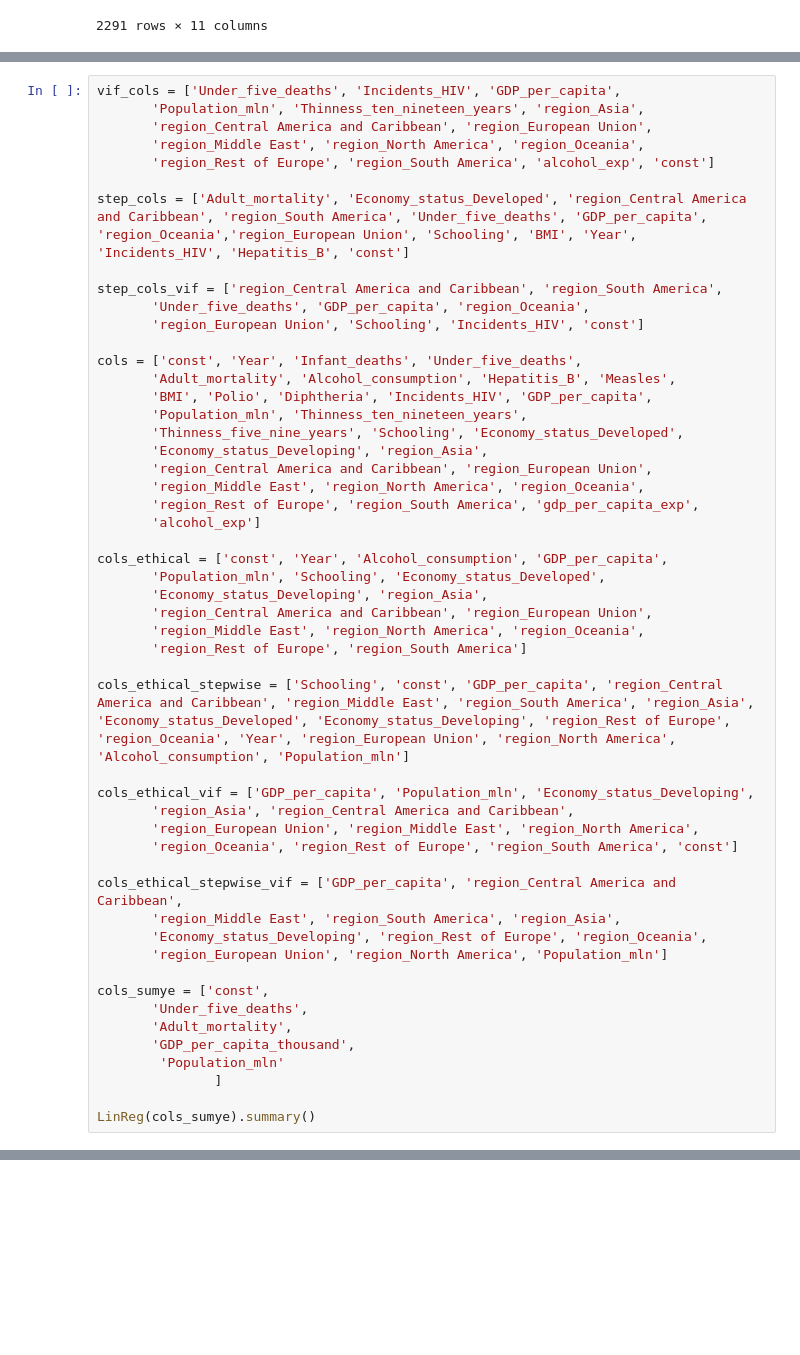
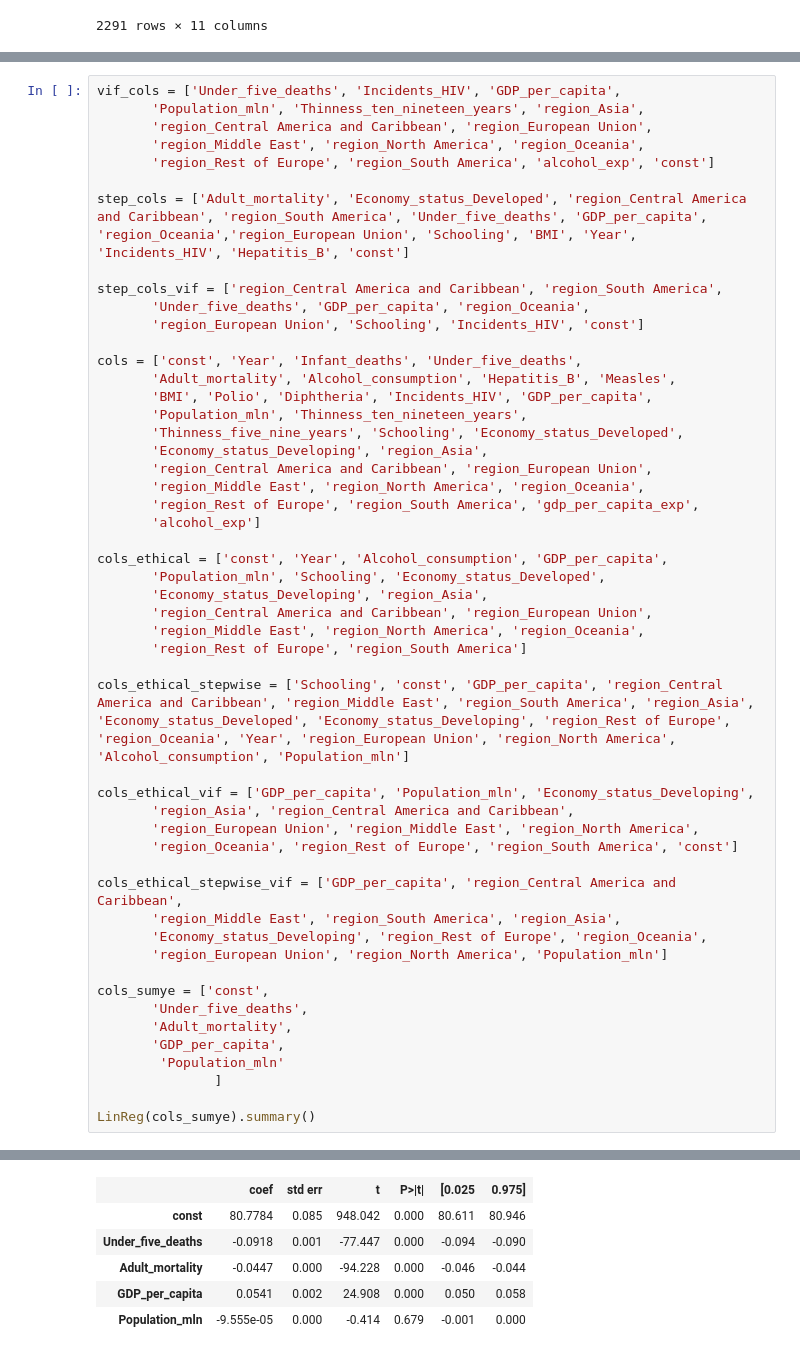
Before and after one commit to sn1218/WHO-Life-Expectancy-Predictive-Model, a Jupyter notebook: Dr_WHO_LinReg.ipynb, the cells around one changed output, grey strips where cells are left out. Cells and saved outputs as stored; diff of their text form; blank space fills up the shorter version.

```diff
--- a/Dr_WHO_LinReg.ipynb
+++ b/Dr_WHO_LinReg.ipynb
@@ -325,7 +360,7 @@ cols_ethical_stepwise_vif = ['GDP_per_capita', 'region_Central America and Carib
 cols_sumye = ['const',
        'Under_five_deaths',
        'Adult_mortality',
-       'GDP_per_capita_thousand',
+       'GDP_per_capita',
         'Population_mln'
                ]
 
@@ -334,0 +381,6 @@ NameError: name 'LinReg' is not defined
+|  | coef | std err | t | P>|t| | [0.025 | 0.975] |
+| const | 80.7784 | 0.085 | 948.042 | 0.000 | 80.611 | 80.946 |
+| Under_five_deaths | -0.0918 | 0.001 | -77.447 | 0.000 | -0.094 | -0.090 |
+| Adult_mortality | -0.0447 | 0.000 | -94.228 | 0.000 | -0.046 | -0.044 |
+| GDP_per_capita | 0.0541 | 0.002 | 24.908 | 0.000 | 0.050 | 0.058 |
+| Population_mln | -9.555e-05 | 0.000 | -0.414 | 0.679 | -0.001 | 0.000 |
```
Also changed, not shown: parts of 3 cells of this notebook, 1 other file.
